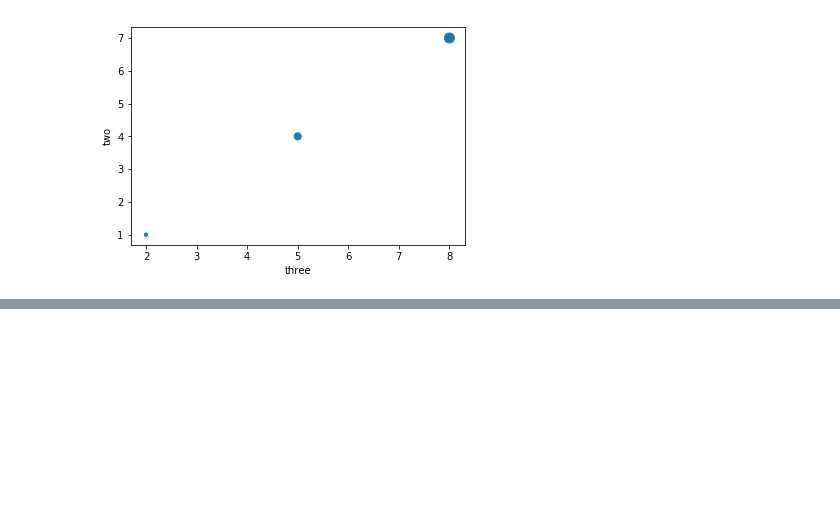
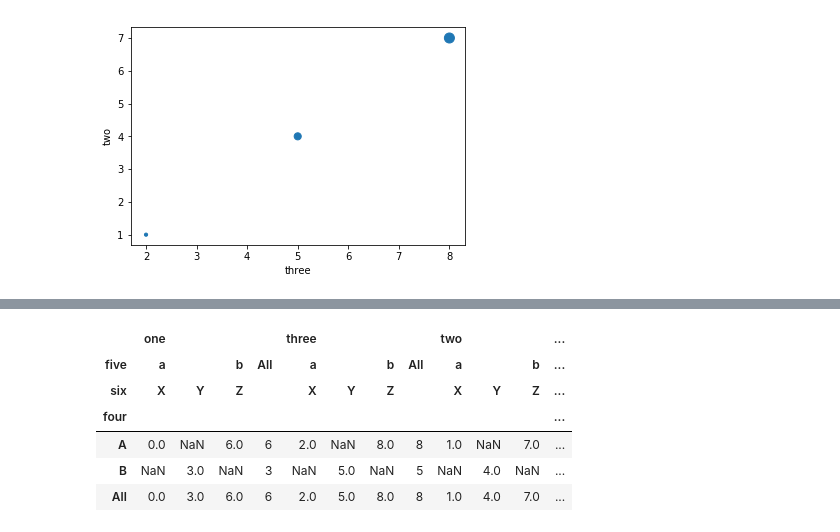
Before and after one commit to srqway/python, a Jupyter notebook: pandas-python/notebook/basic.ipynb, the cells around one changed output, grey strips where cells are left out. Saved outputs shown, nothing was run; the diff lists cells and outputs as text; code cells hidden in the pictures; blank space fills up the shorter version.

```diff
--- a/pandas-python/notebook/basic.ipynb
+++ b/pandas-python/notebook/basic.ipynb
@@ -746,0 +807,12 @@ plt.show()
+# %%
+array = [
+    [0, 1, 2],
+    [3, 4, 5],
+    [6, 7, 8]
+]
+dataFrame = pd.DataFrame(
+    array,
+    columns=["one", "two", "three"],
+    index=["a", "b", "c"]
+)
+dataFrame
@@ -746,0 +856,5 @@ plt.show()
+# %%
+dataFrame["four"] = ["A", "B", "A"]
+dataFrame["five"] = ["a", "a", "b"]
+dataFrame["six"] = ["X", "Y", "Z"]
+dataFrame
@@ -746,0 +908,10 @@ plt.show()
+# %%
+pd.pivot_table(dataFrame, index="four", columns=("five", "six"), values=["one","two","three"], aggfunc=np.max, margins=True)
+# %% [output]
+|  | one |  |  |  | three |  |  |  | two |  |  | ... |
+| five | a |  | b | All | a |  | b | All | a |  | b | ... |
+| six | X | Y | Z |  | X | Y | Z |  | X | Y | Z | ... |
+| four |  |  |  |  |  |  |  |  |  |  |  | ... |
+| A | 0.0 | NaN | 6.0 | 6 | 2.0 | NaN | 8.0 | 8 | 1.0 | NaN | 7.0 | ... |
+| B | NaN | 3.0 | NaN | 3 | NaN | 5.0 | NaN | 5 | NaN | 4.0 | NaN | ... |
+| All | 0.0 | 3.0 | 6.0 | 6 | 2.0 | 5.0 | 8.0 | 8 | 1.0 | 4.0 | 7.0 | ... |
```
Also changed, not shown: parts of 25 cells of this notebook.
